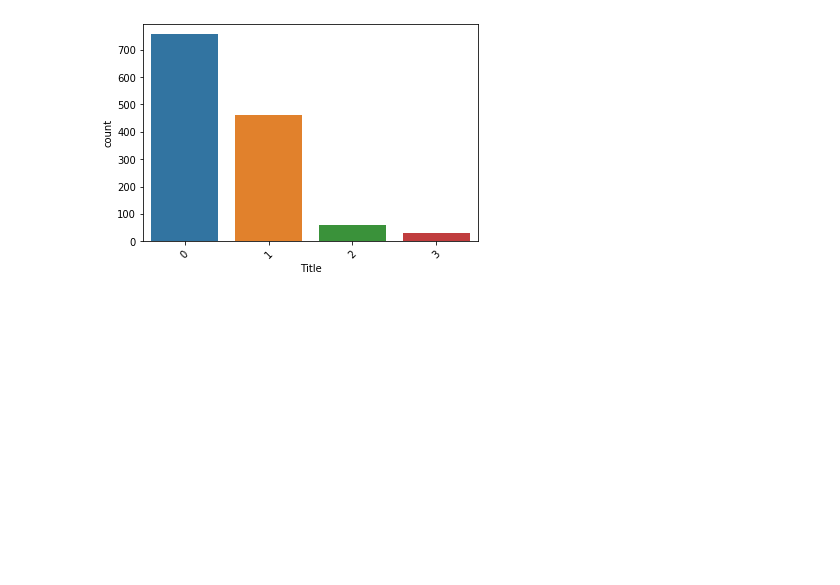
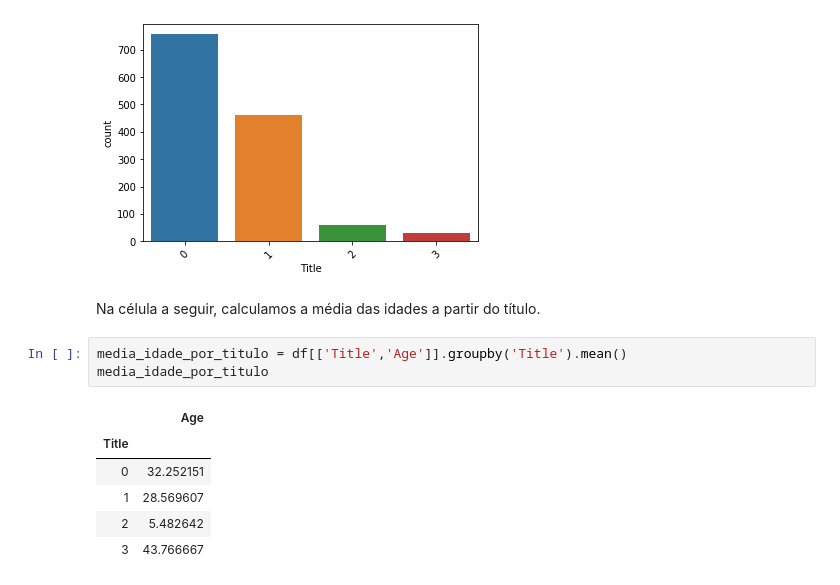
Before and after one commit to diegosilveiracn/titanic_kaggle, a Jupyter notebook: titanic_notebook.ipynb, the cells around one changed output. Saved outputs shown, nothing was run; the diff lists cells and outputs as text; blank space fills up the shorter version.

```diff
--- a/titanic_notebook.ipynb
+++ b/titanic_notebook.ipynb
@@ -306,3 +306,15 @@ g = sns.countplot(x="Title",data=df)
 g = plt.setp(g.get_xticklabels(),rotation=45)
 # %% [output]
 [figure]
+# %% [markdown]
+Na célula a seguir, calculamos a média das idades a partir do título.
+# %%
+media_idade_por_titulo = df[['Title','Age']].groupby('Title').mean()
+media_idade_por_titulo
+# %% [output]
+|  | Age |
+| Title |  |
+| 0 | 32.252151 |
+| 1 | 28.569607 |
+| 2 | 5.482642 |
+| 3 | 43.766667 |
```
Also changed, not shown: parts of 3 cells of this notebook.
